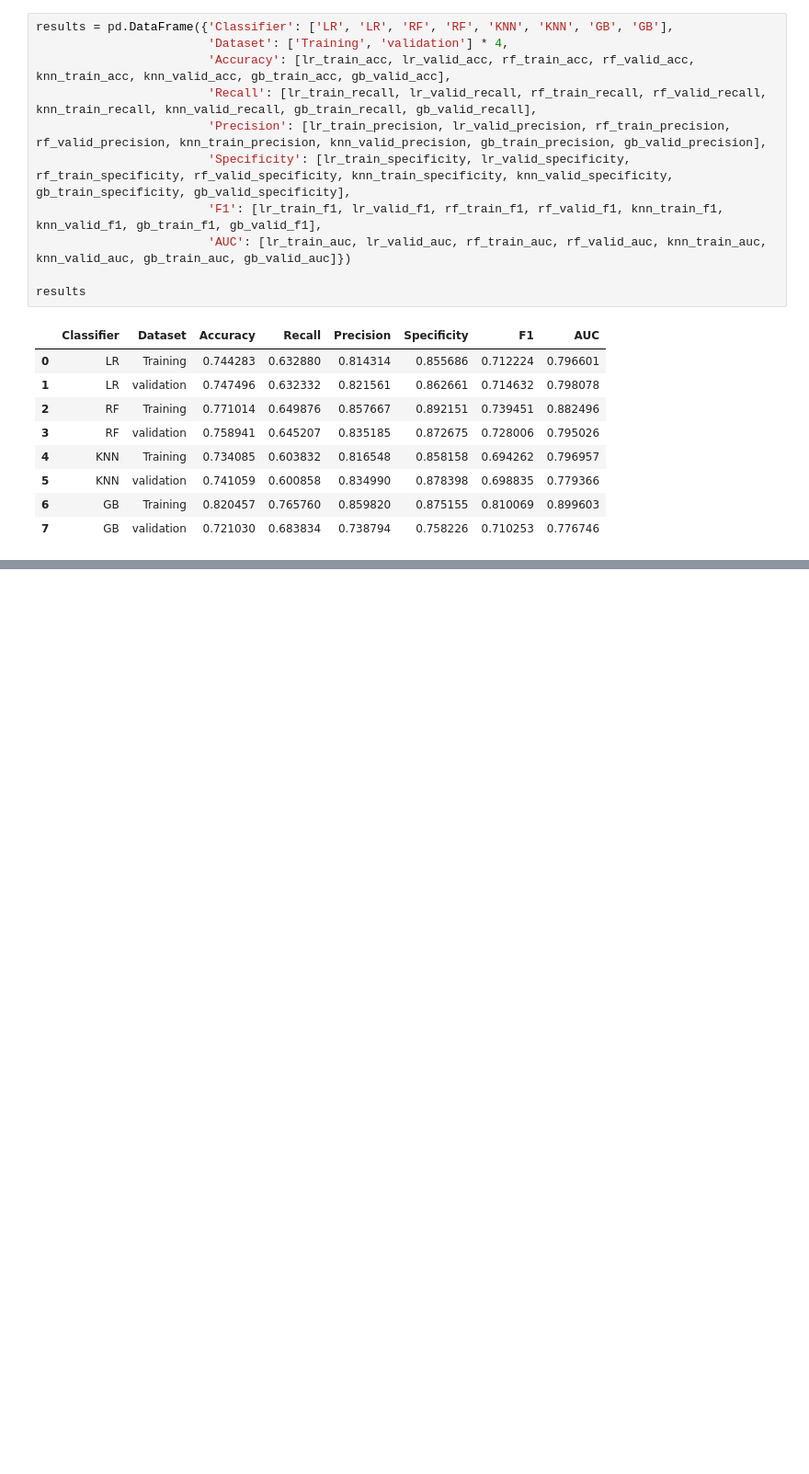
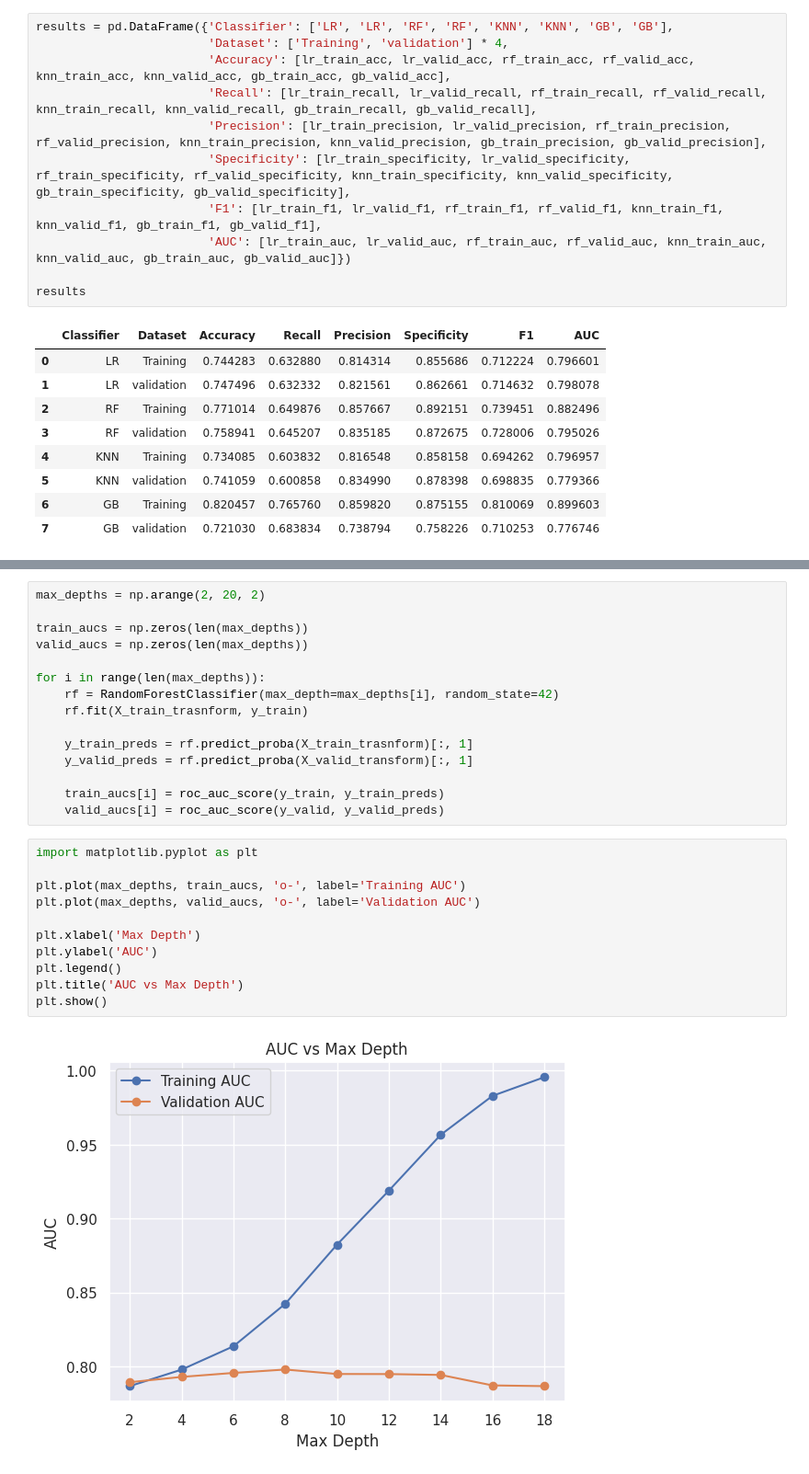
Before and after one commit to Amit-Ramrakhyani/Bank-Marketing, a Jupyter notebook: code.ipynb, the cells around one changed output, grey strips where cells are left out. Shown: that part at 92% size. Saved outputs shown, nothing was run; the diff lists cells and outputs as text; blank space fills up the shorter version.

```diff
--- a/code.ipynb
+++ b/code.ipynb
@@ -977,0 +988,28 @@ plt.show()
+# %%
+max_depths = np.arange(2, 20, 2)
+
+train_aucs = np.zeros(len(max_depths))
+valid_aucs = np.zeros(len(max_depths))
+
+for i in range(len(max_depths)):
+    rf = RandomForestClassifier(max_depth=max_depths[i], random_state=42)
+    rf.fit(X_train_trasnform, y_train)
+
+    y_train_preds = rf.predict_proba(X_train_trasnform)[:, 1]
+    y_valid_preds = rf.predict_proba(X_valid_transform)[:, 1]
+
+    train_aucs[i] = roc_auc_score(y_train, y_train_preds)
+    valid_aucs[i] = roc_auc_score(y_valid, y_valid_preds)
+# %%
+import matplotlib.pyplot as plt
+
+plt.plot(max_depths, train_aucs, 'o-', label='Training AUC')
+plt.plot(max_depths, valid_aucs, 'o-', label='Validation AUC')
+
+plt.xlabel('Max Depth')
+plt.ylabel('AUC')
+plt.legend()
+plt.title('AUC vs Max Depth')
+plt.show()
+# %% [output]
+[figure, added]
```
Also changed, not shown: parts of 39 cells of this notebook, 1 other file.
